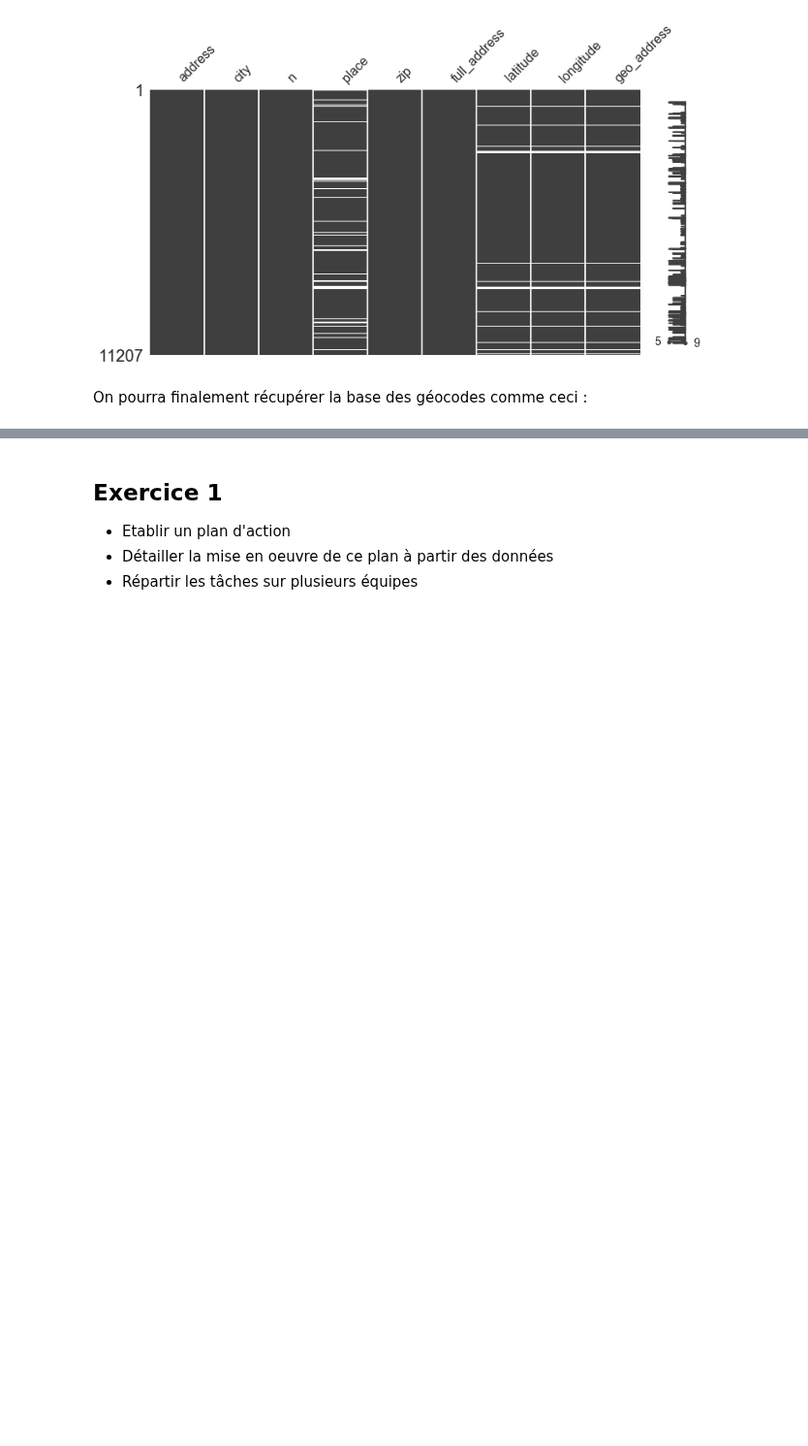
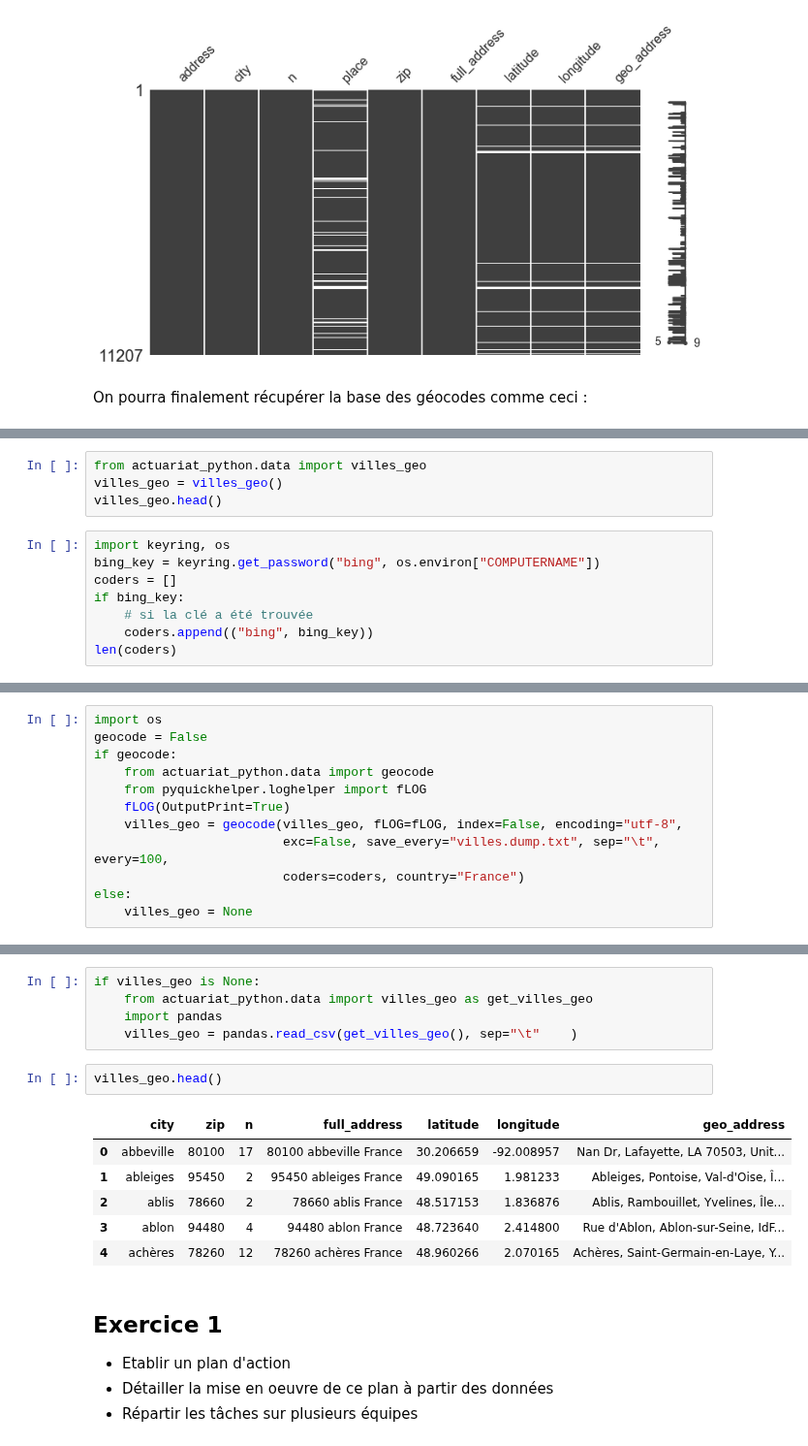
Before and after one commit to sdpython/actuariat_python, a Jupyter notebook: _doc/notebooks/population/election_carte_electorale.ipynb, the cells around one changed output, grey strips where cells are left out. Shown at 97% size. Drawn from its saved outputs; the diff is of its cells as text; blank space fills up the shorter version.

```diff
--- a/_doc/notebooks/population/election_carte_electorale.ipynb
+++ b/_doc/notebooks/population/election_carte_electorale.ipynb
@@ -138,0 +161,12 @@ places.head()
+# %%
+from actuariat_python.data import villes_geo
+villes_geo = villes_geo()
+villes_geo.head()
+# %%
+import keyring, os
+bing_key = keyring.get_password("bing", os.environ["COMPUTERNAME"])
+coders = []
+if bing_key:
+    # si la clé a été trouvée
+    coders.append(("bing", bing_key))
+len(coders)
@@ -138,0 +175,12 @@ places.head()
+# %%
+import os
+geocode = False
+if geocode:
+    from actuariat_python.data import geocode
+    from pyquickhelper.loghelper import fLOG
+    fLOG(OutputPrint=True)
+    villes_geo = geocode(villes_geo, fLOG=fLOG, index=False, encoding="utf-8",
+                         exc=False, save_every="villes.dump.txt", sep="\t", every=100,
+                         coders=coders, country="France")
+else:
+    villes_geo = None
@@ -139,3 +196,17 @@ places.head()
+# %%
+if villes_geo is None:
+    from actuariat_python.data import villes_geo as get_villes_geo
+    import pandas
+    villes_geo = pandas.read_csv(get_villes_geo(), sep="\t"    )
+# %%
+villes_geo.head()
+# %% [output]
+|  | city | zip | n | full_address | latitude | longitude | geo_address |
+| 0 | abbeville | 80100 | 17 | 80100 abbeville France | 30.206659 | -92.008957 | Nan Dr, Lafayette, LA 70503, Unit... |
+| 1 | ableiges | 95450 | 2 | 95450 ableiges France | 49.090165 | 1.981233 | Ableiges, Pontoise, Val-d'Oise, Î... |
+| 2 | ablis | 78660 | 2 | 78660 ablis France | 48.517153 | 1.836876 | Ablis, Rambouillet, Yvelines, Île... |
+| 3 | ablon | 94480 | 4 | 94480 ablon France | 48.723640 | 2.414800 | Rue d'Ablon, Ablon-sur-Seine, IdF... |
+| 4 | achères | 78260 | 12 | 78260 achères France | 48.960266 | 2.070165 | Achères, Saint-Germain-en-Laye, Y... |
 # %% [markdown]
 ## Exercice 1
 
```
Also changed, not shown: parts of 6 cells of this notebook, 6 other files.
